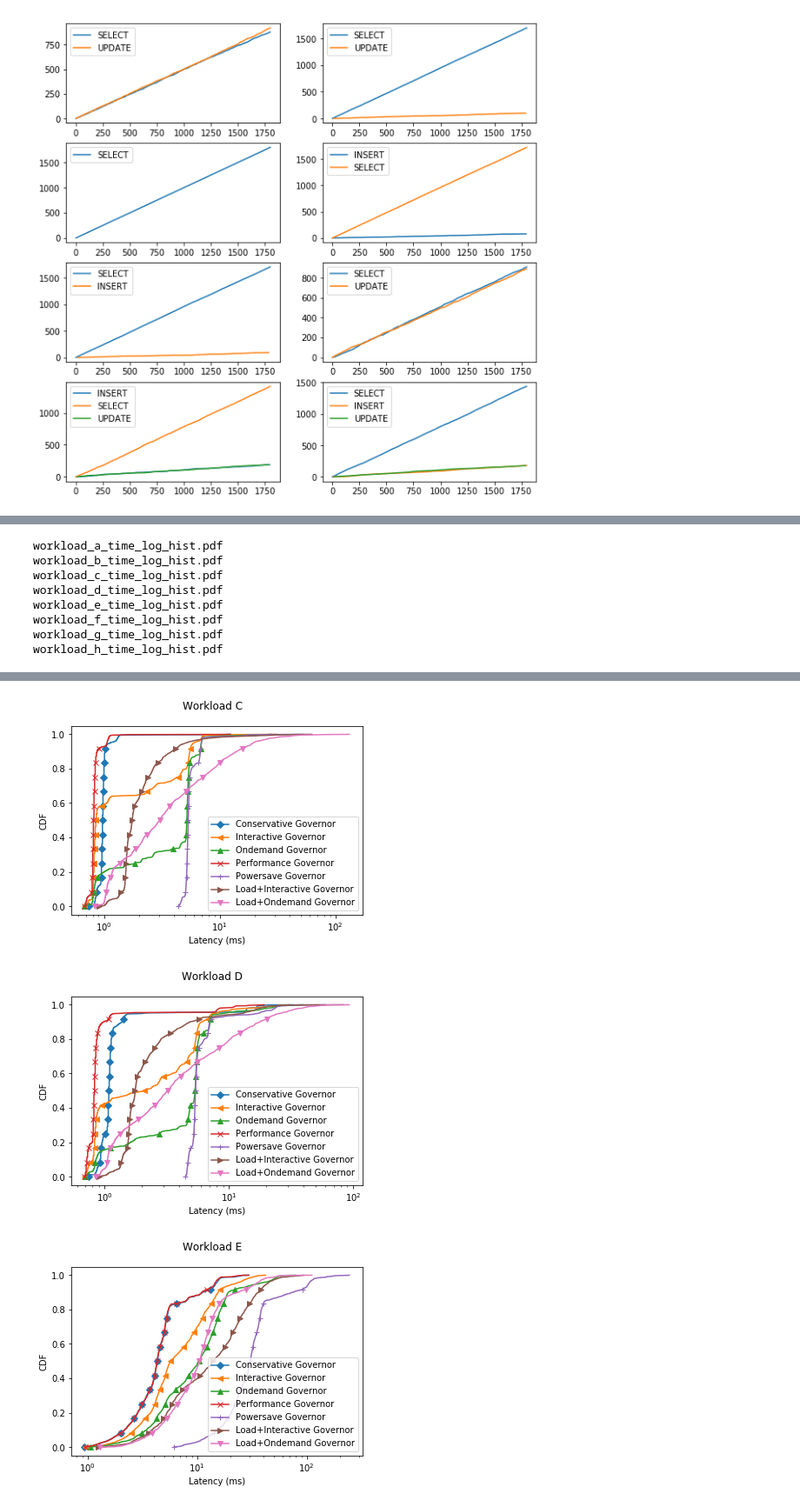
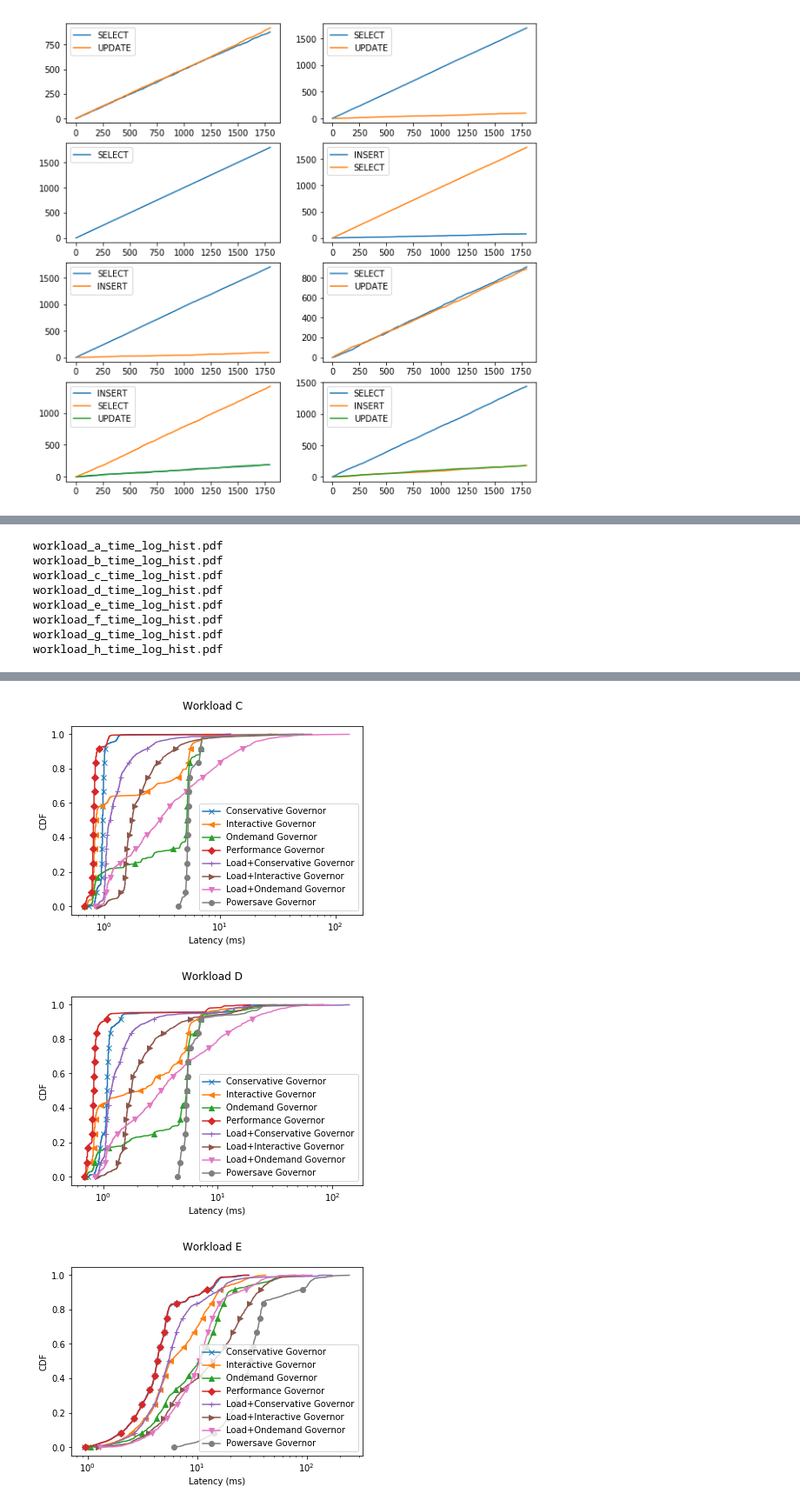
Before and after one commit to UBOdin/PocketBench, a Jupyter notebook: notebooks/Governor Timelines.ipynb, the cells around one changed output, grey strips where cells are left out. Shown at 87% size. Cells and saved outputs as stored; diff of their text form; code cells hidden in the pictures.

Commit message:
Adding conservative + load

```diff
--- a/notebooks/Governor Timelines.ipynb
+++ b/notebooks/Governor Timelines.ipynb
@@ -63,7 +63,17 @@ def compute_deltas(trace):
         for x in state_pairs
     ]
 # %%
-all_governors = ["conservative", "interactive", "ondemand", "performance", "powersave", "youtube_interactive", "youtube_ondemand", "userspace"]
+all_governors = [
+    "conservative",
+    "interactive",
+    "ondemand",
+    "performance",
+    "youtube_conservative",
+    "youtube_interactive",
+    "youtube_ondemand",
+    "powersave",
+#    "userspace"
+]
 # %%
 def load_deltas(tracefile):
     print("Loading "+tracefile)
@@ -247,7 +257,7 @@ def plot_joint_workload_delta_histogram(latency_data):
     ax.semilogx()
     ax.set_xlabel("Latency (ms)")
     ax.set_ylabel("CDF")
-    markers = 'D<^x+>v1'
+    markers = 'x<^D+>vo'
     for i in range(0,len(all_governors)):
         if(all_governors[i] != "userspace"):
             curr_deltas = latency_data["latencies"][all_governors[i]]
@@ -282,3 +292,3 @@ workload_h_time_log_hist.pdf
-[figure, old version]
+[figure, new version]
-[figure, old version]
+[figure, new version]
-[figure, old version]
+[figure, new version]
```
Also changed, not shown: parts of 10 cells of this notebook.
